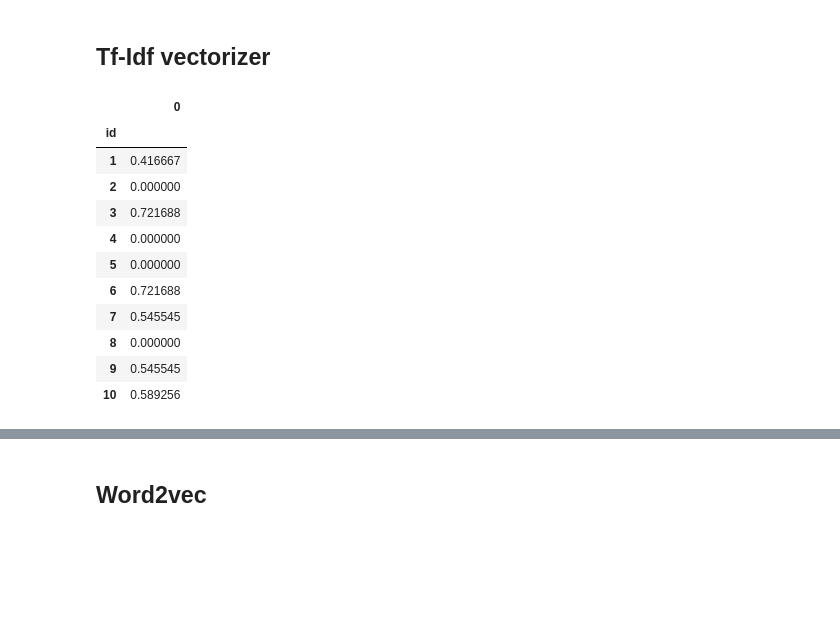
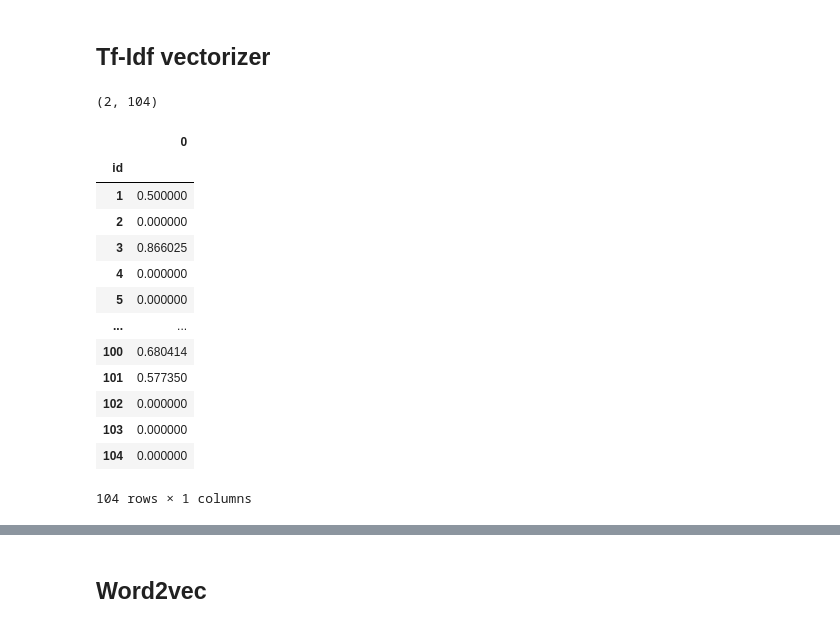
Before and after one commit to trtrgfh/Potential_Talents, a Jupyter notebook: Potential_Talents.ipynb, the cells around one changed output, grey strips where cells are left out. Drawn from its saved outputs; the diff is of its cells as text; code cells hidden in the pictures; blank space fills up the shorter version.

```diff
--- a/Potential_Talents.ipynb
+++ b/Potential_Talents.ipynb
@@ -39,20 +34,8 @@ from nltk.stem import PorterStemmer
 # %%
 CountVec = CountVectorizer(ngram_range=(1,1), # to use bigrams ngram_range=(2,2)
                            stop_words='english')
-#transform
+# fit and transform
 Count_data = CountVec.fit_transform(combined_list)
 
-keyword_vectors = Count_data[:len(keywords)].toarray()
-job_title_vectors = Count_data[len(keywords):].toarray()
-
-# # Get the stems
-# stemmer = PorterStemmer()
-# words = CountVec.get_feature_names_out()
-# stems = []
-# for word in words:
-#     stem_word = stemmer.stem(word)
-#     stems.append(stem_word)
-
-#create dataframe
-# cv_df=pd.DataFrame(Count_data.toarray(),columns=stems)
-# cv_df
+cv_keyword_vec = Count_data[:len(keywords)].toarray()
+cv_title_vec = Count_data[len(keywords):].toarray()
@@ -91,0 +42,3 @@ cv_res.head(10)
+# %%
+# Compute cosine similarity between the keyword vectors and job title vectors
+cv_cs = cosine_similarity(cv_keyword_vec, cv_title_vec)
@@ -102,16 +101,27 @@ tfidf_cs = cosine_similarity(keyword_vectors, job_title_vectors)
 # %%
-tfidf_res = pd.DataFrame(cv_cs,columns=df['id']).mean(axis=0).to_frame()
-tfidf_res.head(10)
+tfidf_res = pd.DataFrame(cv_cs,columns=df['id'])
-# %% [output]
-|  | 0 |
-| id |  |
-| 1 | 0.416667 |
-| 2 | 0.000000 |
-| 3 | 0.721688 |
-| 4 | 0.000000 |
-| 5 | 0.000000 |
-| 6 | 0.721688 |
-| 7 | 0.545545 |
-| 8 | 0.000000 |
-| 9 | 0.545545 |
-| 10 | 0.589256 |
+# %%
+tfidf_res_key1 = tfidf_res.iloc[0]
+tfidf_res_key2 = tfidf_res.iloc[1]
+tfidf_res1 = pd.DataFrame(tfidf_res_key1, index=df['id'])
+tfidf_res2 = pd.DataFrame(tfidf_res_key2, index=df['id'])
+print(tfidf_res.shape)
+# %% [output]
+(2, 104)
+# %%
+tfidf_res1
+# %% [output]
+|  | 0 |
+| id |  |
+| 1 | 0.500000 |
+| 2 | 0.000000 |
+| 3 | 0.866025 |
+| 4 | 0.000000 |
+| 5 | 0.000000 |
+| ... | ... |
+| 100 | 0.680414 |
+| 101 | 0.577350 |
+| 102 | 0.000000 |
+| 103 | 0.000000 |
+| 104 | 0.000000 |
+104 rows × 1 columns
```
Also changed, not shown: parts of 47 cells of this notebook.
